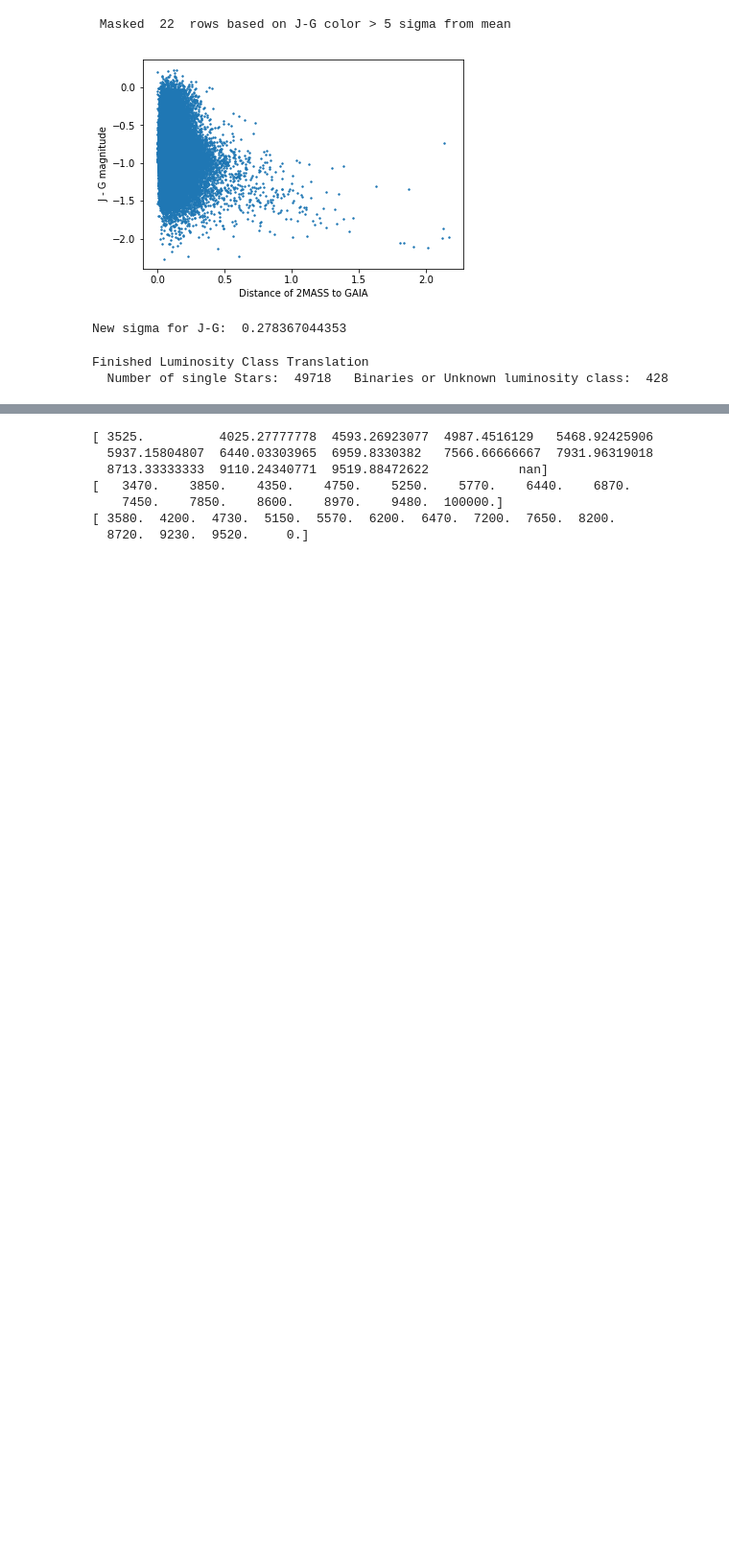
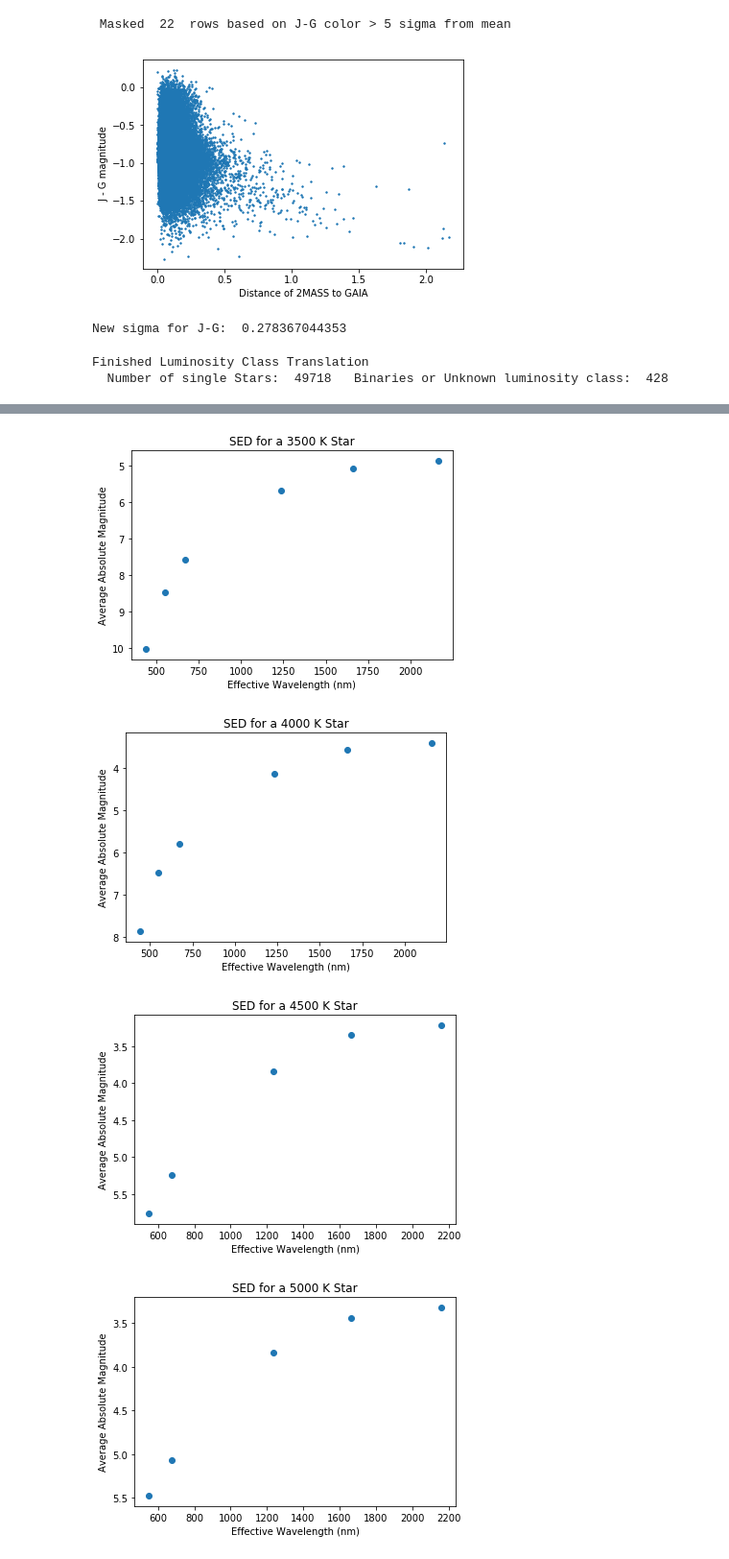
Before and after one commit to leemundy/GAIA, a Jupyter notebook: Work-Areas/rpopescu/notebook/Make_SEDs.ipynb, the cells around one changed output, grey strips where cells are left out. Shown at 96% size. Saved outputs shown, nothing was run; the diff lists cells and outputs as text; code cells hidden in the pictures; blank space fills up the shorter version.

```diff
--- a/Work-Areas/rpopescu/notebook/Make_SEDs.ipynb
+++ b/Work-Areas/rpopescu/notebook/Make_SEDs.ipynb
@@ -50,6 +50,15 @@ e_Kmag = t['e_Kmag']
 e_Hmag = t['e_Hmag']
 SpType = t["SpType"]
 dup = t['Dup']
+# %%
+#calculate distance and absolute magnitudes and plot color index vs. absolute g magnitude for different luminosity classes
+Dist = 1000./t["Plx"]
+Vmags = t['VTmag'] + 5 - 5*np.log10(Dist)
+Bmags = t['BTmag'] + 5 - 5*np.log10(Dist)
+Gmags = t['__Gmag_'] + 5 - 5*np.log10(Dist)
+Jmags = t['Jmag'] + 5 - 5 * np.log10(Dist)
+Hmags = t['Hmag'] + 5 - 5 * np.log10(Dist)
+Kmags = t['Kmag'] + 5 - 5 * np.log10(Dist)
 # %%
 # mask all data that does not have a Qfl value of A
 
@@ -238,29 +269,42 @@ print(temp_cat)
-# %%
-#find average temperatures, minimum, and maximum for each group
-temp_total = np.zeros(len(temps))
-temp_number= np.zeros(len(temps))
-temp_min = np.ones(len(temps))
-temp_min = temp_min*100000
-temp_max = np.zeros(len(temps))
-for i in range(len(Teff)):
-    for j in range(len(temps)):
-        if (temp_cat[i] == temps[j]):
-                temp_total[j] = temp_total[j] + Teff[i]
-                temp_number[j] = temp_number[j] + 1
-                if (Teff[i] > temp_max[j]):
-                    temp_max[j] = Teff[i]
-                if (Teff[i] < temp_min[j]):
-                    temp_min[j] = Teff[i]
-temp_avg = np.divide(temp_total,temp_number)
-
-print(temp_avg)
-print(temp_min)
-print(temp_max)
-# %% [output]
-[ 3525.          4025.27777778  4593.26923077  4987.4516129   5468.92425906
-  5937.15804807  6440.03303965  6959.8330382   7566.66666667  7931.96319018
-  8713.33333333  9110.24340771  9519.88472622            nan]
-[   3470.    3850.    4350.    4750.    5250.    5770.    6440.    6870.
-    7450.    7850.    8600.    8970.    9480.  100000.]
-[ 3580.  4200.  4730.  5150.  5570.  6200.  6470.  7200.  7650.  8200.
-  8720.  9230.  9520.     0.]
+# %%
+#Absolute Magnitude SED
+V_avg = []
+B_avg = []
+G_avg = []
+J_avg = []
+H_avg = []
+K_avg = []
+V_std = []
+B_std = []
+G_std = []
+J_std = []
+H_std = []
+K_std = []
+wvl = [551, 441, 673, 1235, 1662, 2159]
+for t in temps:
+    V_array = []
+    B_array = []
+    G_array = []
+    J_array = []
+    H_array = []
+    K_array = []
+    for i in range(len(temp_cat)):
+        if (temp_cat[i] == t):
+            V_array = np.append(V_array,Vmags[i])
+            B_array = np.append(B_array,Bmags[i])
+            G_array = np.append(G_array,Gmags[i])
+            J_array = np.append(J_array,Jmags[i])
+            H_array = np.append(H_array,Hmags[i])
+            K_array = np.append(K_array,Kmags[i])
+    mag_array = [np.mean(V_array), np.mean(B_array), np.mean(G_array),np.mean(J_array), np.mean(H_array), np.mean(K_array)]
+    plt.figure()
+    plt.scatter(wvl,mag_array)
+    plt.gca().invert_yaxis()
+    plt.xlabel('Effective Wavelength (nm)')
+    plt.ylabel('Average Absolute Magnitude')
+    plt.title('SED for a '+ str(t) + ' K Star')
+# %% [output]
+[figure, added]
+[figure, added]
+[figure, added]
+[figure, added]
```
Also changed, not shown: parts of 3 cells of this notebook.
